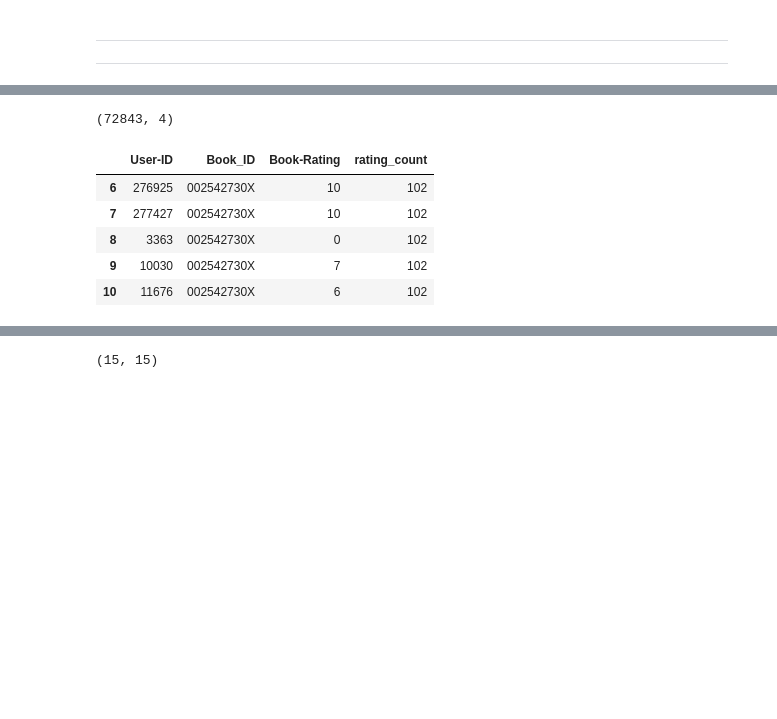
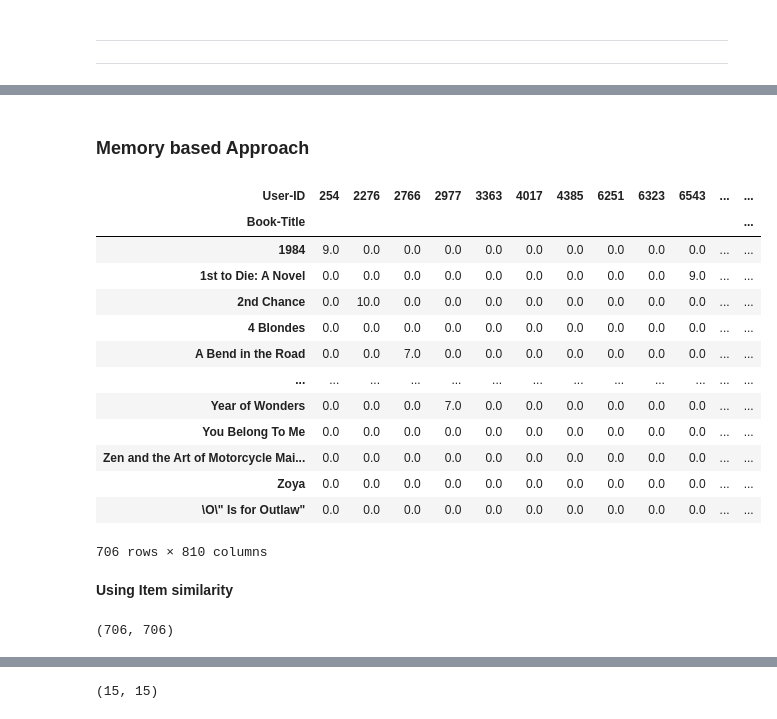
Before and after one commit to disuja7/Book-Recommendation-System, a Jupyter notebook: Book_Recommendation_System.ipynb, the cells around one changed output, grey strips where cells are left out. Cells and saved outputs as stored; diff of their text form; code cells hidden in the pictures; blank space fills up the shorter version.

```diff
--- a/Book_Recommendation_System.ipynb
+++ b/Book_Recommendation_System.ipynb
@@ -569,0 +580,26 @@ ratings_df=ratings_df[ratings_df['rating_count']>=50]
+# %% [markdown]
+### **Memory based Approach**
+# %%
+#Creating a sparse pivot table with users in rows and items in columns
+users_items_pivot_matrix_df = final_rating.pivot_table(index='Book-Title',
+                                                          columns='User-ID',
+                                                          values='Book-Rating').fillna(0)
+
+users_items_pivot_matrix_df
+# %% [output]
+| User-ID | 254 | 2276 | 2766 | 2977 | 3363 | 4017 | 4385 | 6251 | 6323 | 6543 | ... | ... |
+| Book-Title |  |  |  |  |  |  |  |  |  |  |  | ... |
+| 1984 | 9.0 | 0.0 | 0.0 | 0.0 | 0.0 | 0.0 | 0.0 | 0.0 | 0.0 | 0.0 | ... | ... |
+| 1st to Die: A Novel | 0.0 | 0.0 | 0.0 | 0.0 | 0.0 | 0.0 | 0.0 | 0.0 | 0.0 | 9.0 | ... | ... |
+| 2nd Chance | 0.0 | 10.0 | 0.0 | 0.0 | 0.0 | 0.0 | 0.0 | 0.0 | 0.0 | 0.0 | ... | ... |
+| 4 Blondes | 0.0 | 0.0 | 0.0 | 0.0 | 0.0 | 0.0 | 0.0 | 0.0 | 0.0 | 0.0 | ... | ... |
+| A Bend in the Road | 0.0 | 0.0 | 7.0 | 0.0 | 0.0 | 0.0 | 0.0 | 0.0 | 0.0 | 0.0 | ... | ... |
+| ... | ... | ... | ... | ... | ... | ... | ... | ... | ... | ... | ... | ... |
+| Year of Wonders | 0.0 | 0.0 | 0.0 | 7.0 | 0.0 | 0.0 | 0.0 | 0.0 | 0.0 | 0.0 | ... | ... |
+| You Belong To Me | 0.0 | 0.0 | 0.0 | 0.0 | 0.0 | 0.0 | 0.0 | 0.0 | 0.0 | 0.0 | ... | ... |
+| Zen and the Art of Motorcycle Mai... | 0.0 | 0.0 | 0.0 | 0.0 | 0.0 | 0.0 | 0.0 | 0.0 | 0.0 | 0.0 | ... | ... |
+| Zoya | 0.0 | 0.0 | 0.0 | 0.0 | 0.0 | 0.0 | 0.0 | 0.0 | 0.0 | 0.0 | ... | ... |
+| \O\" Is for Outlaw" | 0.0 | 0.0 | 0.0 | 0.0 | 0.0 | 0.0 | 0.0 | 0.0 | 0.0 | 0.0 | ... | ... |
+706 rows × 810 columns
+# %% [markdown]
+**Using Item similarity**
@@ -570,13 +610,4 @@ ratings_df=ratings_df[ratings_df['rating_count']>=50]
 # %%
-ratings_df.shape
+similarity_scores.shape
 # %% [output]
-(72843, 4)
+(706, 706)
-# %%
-ratings_df.head()
-# %% [output]
-|  | User-ID | Book_ID | Book-Rating | rating_count |
-| 6 | 276925 | 002542730X | 10 | 102 |
-| 7 | 277427 | 002542730X | 10 | 102 |
-| 8 | 3363 | 002542730X | 0 | 102 |
-| 9 | 10030 | 002542730X | 7 | 102 |
-| 10 | 11676 | 002542730X | 6 | 102 |
```
Also changed, not shown: parts of 46 cells of this notebook.
